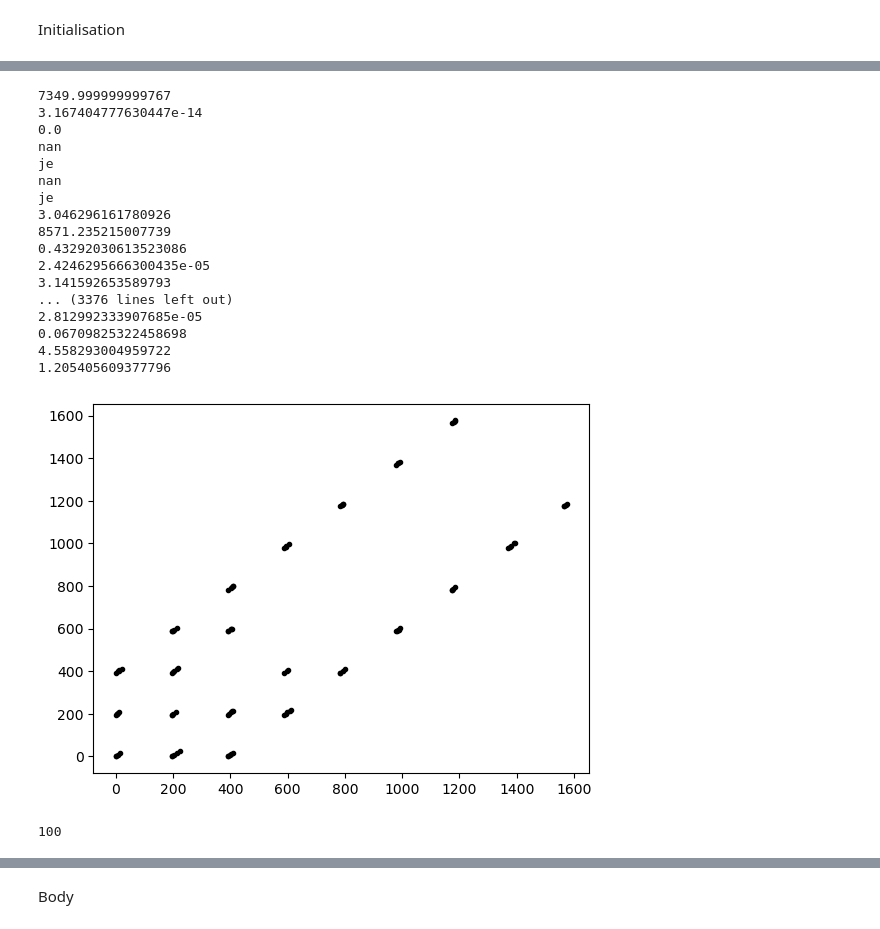
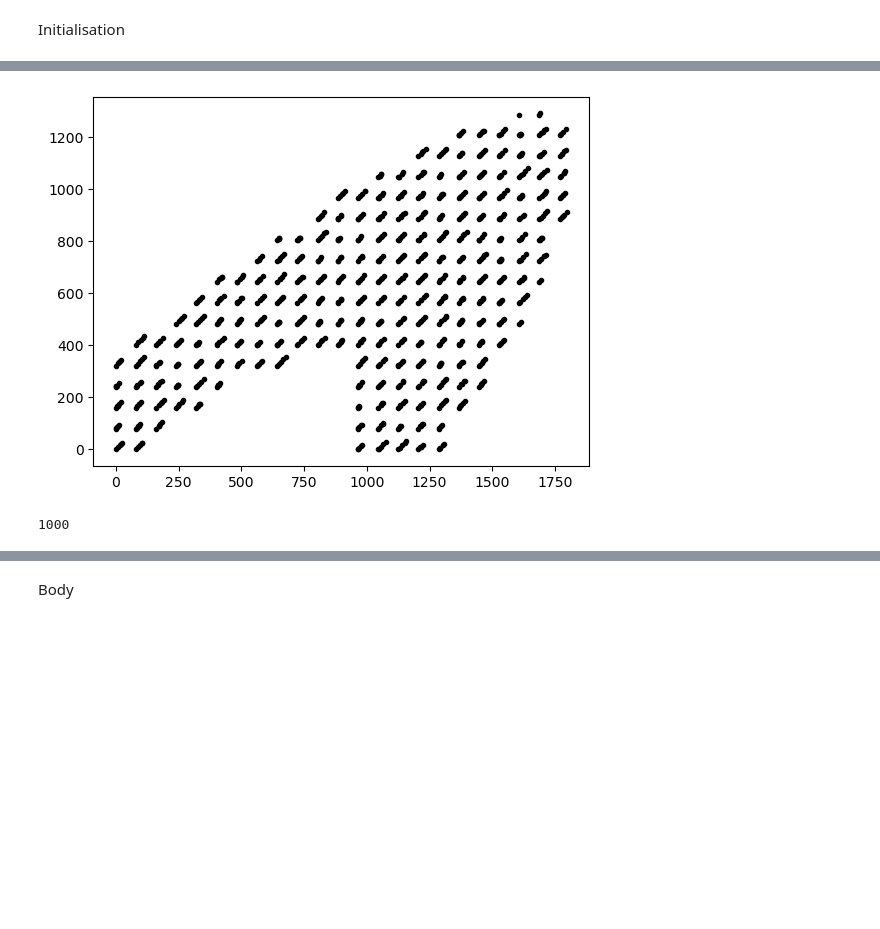
Before and after one commit to kuubikus/Individual-Project, a Jupyter notebook: IP_lambert1.ipynb, the cells around one changed output, grey strips where cells are left out. Drawn from its saved outputs; the diff is of its cells as text; code cells hidden in the pictures; blank space fills up the shorter version.

```diff
--- a/IP_lambert1.ipynb
+++ b/IP_lambert1.ipynb
@@ -23,9 +24,5 @@ def normalise_input(series):
     series = series.str.strip("]")
     series = series.str.replace('  ',' ')
     for i in range(len(series)):
-        print(series[i])
-        if series[i] == "nan":
-            series.
-        else:
-            series[i] = np.fromstring(series[i], sep=' ')
+        series[i] = np.fromstring(series[i], sep=' ')
     return series
@@ -44,6 +39,8 @@ def to_global_axis(vector, r, v):
     R = np.array([[unit_v[0], -unit_r[0], unit_r[1]*unit_v[2] - unit_v[1]*unit_r[2]],
                 [unit_v[1], -unit_r[1], unit_v[0]*unit_r[2] - unit_r[0]*unit_v[2]],
                 [unit_v[2], -unit_r[2], unit_r[0]*unit_v[1] - unit_v[0]*unit_r[1]]])
+    R = R.transpose()
+    R = inv(R)
 
     return R.dot(vector)
 # %%
@@ -227,7 +222,7 @@ def constraints(elements, rO_perigee):
 # %%
 def get_target_r(elementsO, rT_initial, rT_final, point, t):
     """
-    The inputs are the observer elements and target posistion vectors.
+    The inputs are the observer elements and target posistion vectors as unit vectors in observer CS.
     For final measurments they are propagated forward in time (t).
     Point corresponds to a chromosome.
     Returns intial and final target posistion vectors.
@@ -235,12 +230,12 @@ def get_target_r(elementsO, rT_initial, rT_final, point, t):
     # initial "measurment" and orbit
     rho_i = point[0]
     rO_initial, vO_initial = pykep.par2ic(elementsO, mu=398600)
-    L_t0 = unit_vector(rO_initial, rT_initial)
+    L_t0 = to_global_axis(rT_initial,rO_initial, vO_initial)
     rT_i = rho_i*L_t0 + rO_initial
     # final "measurment" and orbit
     rho_f = point[1]
     rO_final,  vO_final = propagate_based_on_elements(elementsO, t, kepler=False)
-    L_tf = unit_vector(rO_final, rT_final)
+    L_tf = to_global_axis(rT_final, rO_final, vO_final)
     rT_f = rho_f*L_tf + rO_final
     return rT_i, rT_f
 # %%
@@ -512,30 +475,13 @@ set_of_measurments = normalise_input(set_of_measurments.dropna())
 # %%
 r1 = set_of_measurments[0][:-1]
 r2 = set_of_measurments[-1][:-1]
-
+tof = set_of_measurments[-1][-1]
 # initialise
-data = initialise_pop(elements_sat, r1, r2, N=100)
+data = initialise_pop(elements_sat, r1, r2, TOF=tof)
 show_pop(data)
 print(len(data))
 # %% [output]
+[figure, new version]
-7349.999999999767
-3.167404777630447e-14
-0.0
-nan
-je
-nan
-je
-3.046296161780926
-8571.235215007739
-0.43292030613523086
-2.4246295666300435e-05
-3.141592653589793
-... (3376 lines left out)
-2.812992333907685e-05
-0.06709825322458698
-4.558293004959722
-1.205405609377796
+1000
-[figure, old version]
-100
 # %%
 data = objective_func(elements_sat, set_of_measurments, data)
```
Also changed, not shown: parts of 16 cells of this notebook.
